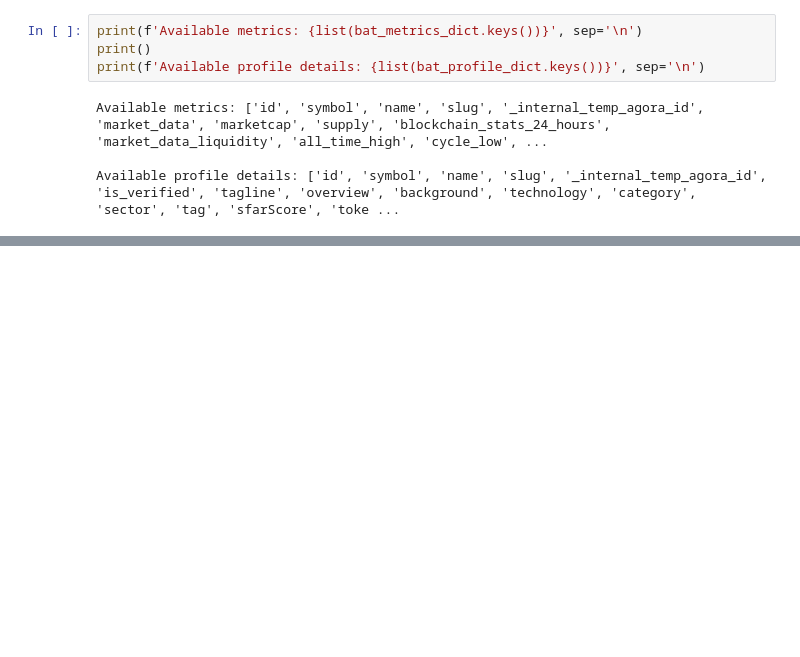
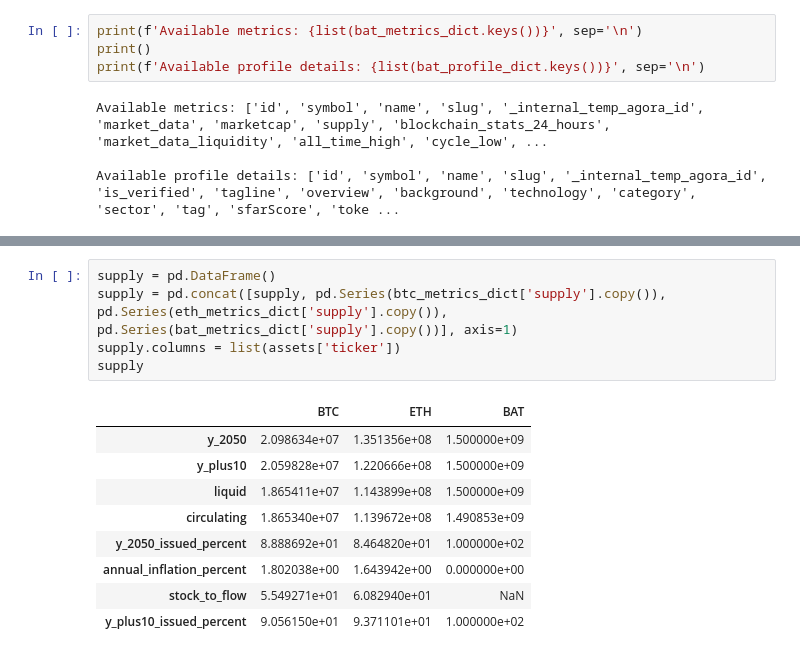
Before and after one commit to grantrzchan/bat-asset-analysis, a Jupyter notebook: bat_market_metrics.ipynb, the cells around one changed output, grey strips where cells are left out. Cells and saved outputs as stored; diff of their text form; blank space fills up the shorter version.

```diff
--- a/bat_market_metrics.ipynb
+++ b/bat_market_metrics.ipynb
@@ -38,0 +87,15 @@ Available profile details: ['id', 'symbol', 'name', 'slug', '_internal_temp_agor
+# %%
+supply = pd.DataFrame()
+supply = pd.concat([supply, pd.Series(btc_metrics_dict['supply'].copy()), pd.Series(eth_metrics_dict['supply'].copy()), pd.Series(bat_metrics_dict['supply'].copy())], axis=1)
+supply.columns = list(assets['ticker'])
+supply
+# %% [output]
+|  | BTC | ETH | BAT |
+| y_2050 | 2.098634e+07 | 1.351356e+08 | 1.500000e+09 |
+| y_plus10 | 2.059828e+07 | 1.220666e+08 | 1.500000e+09 |
+| liquid | 1.865411e+07 | 1.143899e+08 | 1.500000e+09 |
+| circulating | 1.865340e+07 | 1.139672e+08 | 1.490853e+09 |
+| y_2050_issued_percent | 8.888692e+01 | 8.464820e+01 | 1.000000e+02 |
+| annual_inflation_percent | 1.802038e+00 | 1.643942e+00 | 0.000000e+00 |
+| stock_to_flow | 5.549271e+01 | 6.082940e+01 | NaN |
+| y_plus10_issued_percent | 9.056150e+01 | 9.371101e+01 | 1.000000e+02 |
```
Also changed, not shown: parts of 6 cells of this notebook.
